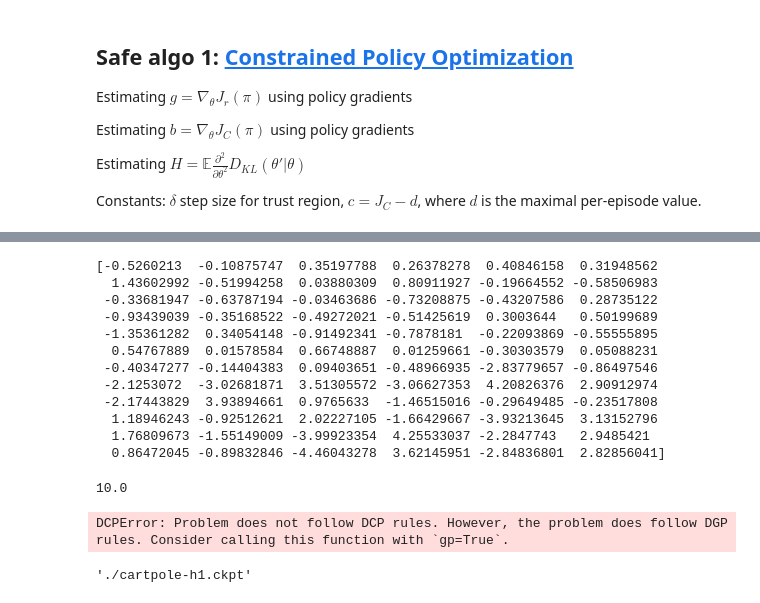
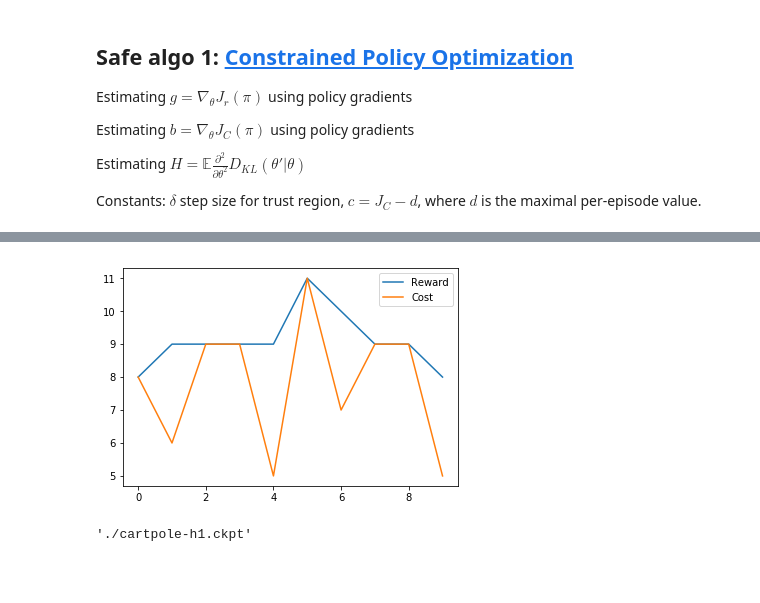
Before and after one commit to sergeivolodin/SafeContinuousStateRL, a Jupyter notebook: cartpole_safety_cpo.ipynb, the cells around one changed output, grey strips where cells are left out. Drawn from its saved outputs; the diff is of its cells as text; code cells hidden in the pictures; blank space fills up the shorter version.

```diff
--- a/cartpole_safety_cpo.ipynb
+++ b/cartpole_safety_cpo.ipynb
@@ -346,5 +309,6 @@ len(observations)
 # %%
-def solve_CPO(S, A, R, C, delta = 0.1, d = 50, H_lambda = 0.01):
+### TODO: reimplement w/o inner optimization, otherwise too slow.
+def solve_CPO(S, A, R, C, delta = 0.1, d = 10, H_lambda = 0.01):
     # CPO hyperparameters
 
     # D_KL maximal distance
@@ -357,7 +321,12 @@ def solve_CPO(S, A, R, C, delta = 0.1, d = 50, H_lambda = 0.01):
     #H_lambda
 
     # calculating H, g, b, J from obtained data
-    H_, J_c_, b_, g_ = sess.run([H, J_c, b, g], feed_dict = {states: S, actions: A, rewards: R, costs: C})
+    J_c_ = discount(C)[0]
+    H_, b_, g_ = sess.run([H, b, g], feed_dict = {states: S, actions: A,
+                                                  disc_rewards: discount(R), disc_costs: discount(C)})
+
+    #plt.hist(np.abs(np.linalg.eig(H_)[0]))
+    #plt.show()
 
     # converting to matrix form
     g_ = np.array([g_]).T
@@ -381,11 +350,20 @@ def solve_CPO(S, A, R, C, delta = 0.1, d = 50, H_lambda = 0.01):
     # The optimal objective value is returned by `prob.solve()`.
     result = prob.solve(gp=False)
     # The optimal value for x is stored in `x.value`.
-    print(theta.value)
+    #print(theta.value)
     # The optimal Lagrange multiplier for a constraint is stored in
     # `constraint.dual_value`.
     #print(constraints[0].dual_value, constraints[1].dual_value)
 
+    if theta.value is None:
+        print('Optimization failed: current policy nonsafe. Falling back to a safe solution...')
+
+        # θ∗ = θk −sqrt(2δ/b^T H−1b)H^-1b. (eq 14)
+        Hinv = np.linalg.inv(H_)
+        theta_safe = theta_k - ((2 * delta / (b_.T @ Hinv @ b_)) ** 0.5 * Hinv @ b_).reshape(-1)
+        load_params(params, theta_safe)
+        return
+
     load_params(params, theta.value)
 # %%
 def load_params(params, vector):
@@ -416,44 +394,21 @@ def load_params(params, vector):
     # running the operation
     sess.run(assigns)
 # %%
-S, A, R, C = zip(*get_rollout())
-solve_CPO(S, A, R, C, delta = 0.1, d = 50, H_lambda = 0.01)
+Rs = []
+Cs = []
+for _ in tqdm(range(10)):
+    S, A, R, C = zip(*get_rollout())
+    Cs.append(np.sum(C))
+    Rs.append(np.sum(R))
+    #print(np.sum(R), np.sum(C))
+    solve_CPO(S, A, R, C, delta = 0.001, d = 10, H_lambda = 0.0001)
-# %% [output]
-[-0.5260213  -0.10875747  0.35197788  0.26378278  0.40846158  0.31948562
-  1.43602992 -0.51994258  0.03880309  0.80911927 -0.19664552 -0.58506983
- -0.33681947 -0.63787194 -0.03463686 -0.73208875 -0.43207586  0.28735122
- -0.93439039 -0.35168522 -0.49272021 -0.51425619  0.3003644   0.50199689
- -1.35361282  0.34054148 -0.91492341 -0.7878181  -0.22093869 -0.55555895
-  0.54767889  0.01578584  0.66748887  0.01259661 -0.30303579  0.05088231
- -0.40347277 -0.14404383  0.09403651 -0.48966935 -2.83779657 -0.86497546
- -2.1253072  -3.02681871  3.51305572 -3.06627353  4.20826376  2.90912974
- -2.17443829  3.93894661  0.9765633  -1.46515016 -0.29649485 -0.23517808
-  1.18946243 -0.92512621  2.02227105 -1.66429667 -3.93213645  3.13152796
-  1.76809673 -1.55149009 -3.99923354  4.25533037 -2.2847743   2.9485421
-  0.86472045 -0.89832846 -4.46043278  3.62145951 -2.84836801  2.82856041]
-# %%
-np.sum(R)
-# %% [output]
-10.0
-# %%
-# https://www.cvxpy.org/
-
-# Construct the DUAL problem (doesn't work...)
-nu = cp.Variable(1)
-lambda_ = cp.Variable(1)
-objective = cp.Maximize(-(gHg - 2 * r_ * nu + nu ** 2 * S_) + nu * c - lambda_ * delta / 2)
-constraints = [0 <= nu, 0 <= lambda_]
-prob = cp.Problem(objective, constraints)
-
-# The optimal objective value is returned by `prob.solve()`.
-result = prob.solve(gp=False)
-# The optimal value for x is stored in `x.value`.
-print(x.value)
-# The optimal Lagrange multiplier for a constraint is stored in
-# `constraint.dual_value`.
-print(constraints[0].dual_value, constraints[1].dual_value)
-# %% [output]
-DCPError: Problem does not follow DCP rules. However, the problem does follow DGP rules. Consider calling this function with `gp=True`.
+# %%
+plt.plot(Rs, label = 'Reward')
+plt.plot(Cs, label = 'Cost')
+plt.legend()
+plt.show()
+# %% [output]
+[figure, added]
 # %%
 env = env.unwrapped
 # %%
```
Also changed, not shown: parts of 19 cells of this notebook.
